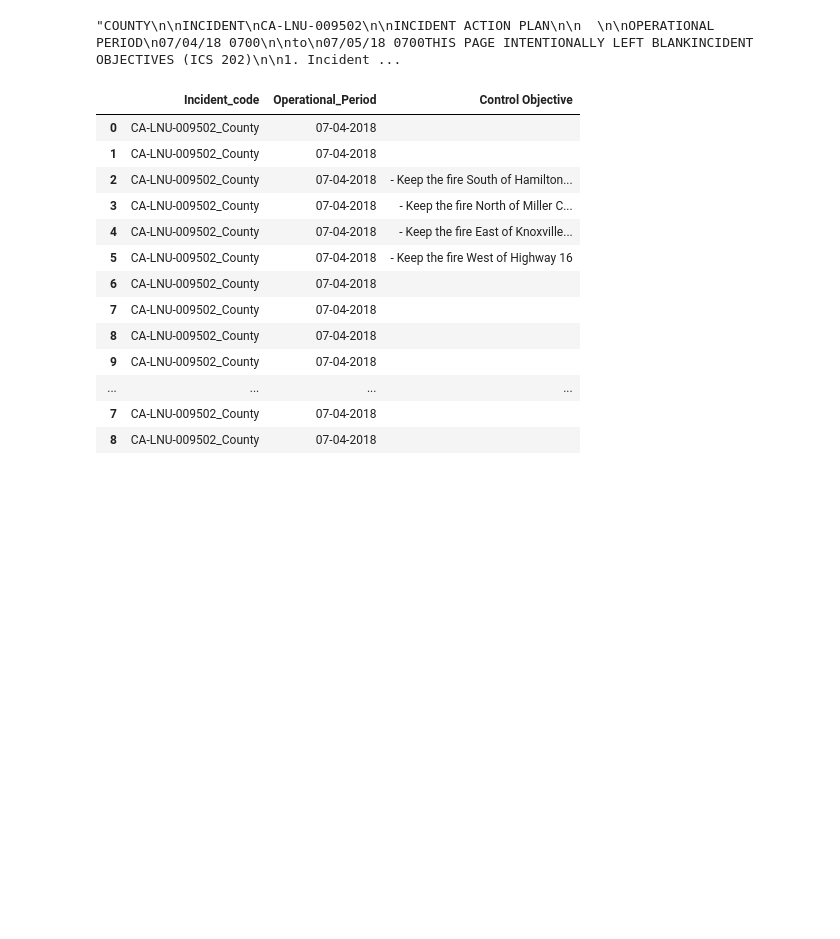
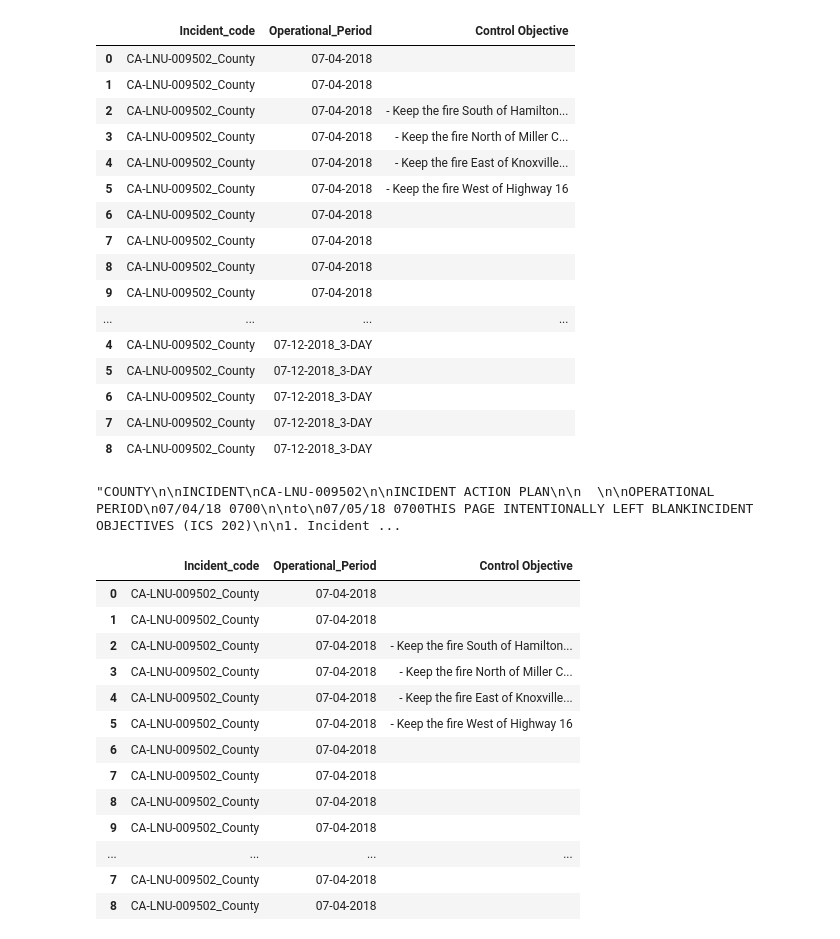
Before and after one commit to nicholasfm/IAP2TXT, a Jupyter notebook: Parse IAP Text.ipynb, the cells around one changed output. Saved outputs shown, nothing was run; the diff lists cells and outputs as text; code cells hidden in the pictures; blank space fills up the shorter version.

```diff
--- a/Parse IAP Text.ipynb
+++ b/Parse IAP Text.ipynb
@@ -15,5 +15,3 @@ def get_local_IAPs(local_IAP_dir,suffix_pattern='*.pdf'):
     return available_IAPs
 # %%
 IAPs_raw = get_local_IAPs(local_IAP_dir,suffix_pattern='*.txt')
-# %%
-IAPs_raw =
@@ -22,0 +18,4 @@ IAPs_raw =
+# %%
+with open(IAPs_raw[6]) as file:
+        file_contents = file.read()
+file_contents
@@ -29,9 +30,12 @@ for IAP_path in IAPs_raw:
     with open(IAP_path) as file:
         file_contents = file.read()
         this_IAP_DF = pd.DataFrame({'Incident_code':[],'Operational_Period':[],'Control Objective':[]})
-        this_IAP_DF['Control Objective'] = file_contents.split('Control Objectives')[1].split('General Situational Awareness')[0].split('\n')
-        incident_dir, this_IAP_DF['Operational_Period'] = os.path.split(os.path.dirname(IAP_path))
-        this_IAP_DF['Incident_code'] = os.path.split(incident_dir)[1]
+        try:
+            this_IAP_DF['Control Objective'] = file_contents.split('Control Objectives')[1].split('General Situational Awareness')[0].split('\n')
+            incident_dir, this_IAP_DF['Operational_Period'] = os.path.split(os.path.dirname(IAP_path))
+            this_IAP_DF['Incident_code'] = os.path.split(incident_dir)[1]
+        except Exception as e:
+            print('Could not find either Control Objectives or General Situational Awareness to parse between in file {}'.format(IAP_path))
 
         IAP_DF = IAP_DF.append(this_IAP_DF)
 # %% [output]
@@ -39,3 +49,23 @@ IsADirectoryError: [Errno 21] Is a directory: '.'
+# %%
+IAP_DF
+# %% [output]
+|  | Incident_code | Operational_Period | Control Objective |
+| 0 | CA-LNU-009502_County | 07-04-2018 |  |
+| 1 | CA-LNU-009502_County | 07-04-2018 |  |
+| 2 | CA-LNU-009502_County | 07-04-2018 | - Keep the fire South of Hamilton... |
+| 3 | CA-LNU-009502_County | 07-04-2018 | - Keep the fire North of Miller C... |
+| 4 | CA-LNU-009502_County | 07-04-2018 | - Keep the fire East of Knoxville... |
+| 5 | CA-LNU-009502_County | 07-04-2018 | - Keep the fire West of Highway 16 |
+| 6 | CA-LNU-009502_County | 07-04-2018 |  |
+| 7 | CA-LNU-009502_County | 07-04-2018 |  |
+| 8 | CA-LNU-009502_County | 07-04-2018 |  |
+| 9 | CA-LNU-009502_County | 07-04-2018 |  |
+| ... | ... | ... | ... |
+| 4 | CA-LNU-009502_County | 07-12-2018_3-DAY |  |
+| 5 | CA-LNU-009502_County | 07-12-2018_3-DAY |  |
+| 6 | CA-LNU-009502_County | 07-12-2018_3-DAY |  |
+| 7 | CA-LNU-009502_County | 07-12-2018_3-DAY |  |
+| 8 | CA-LNU-009502_County | 07-12-2018_3-DAY |  |
 # %%
 with open(IAPs_raw[0]) as file:
         file_contents = file.read()
```
Also changed, not shown: parts of 3 cells of this notebook, 3 other files.
